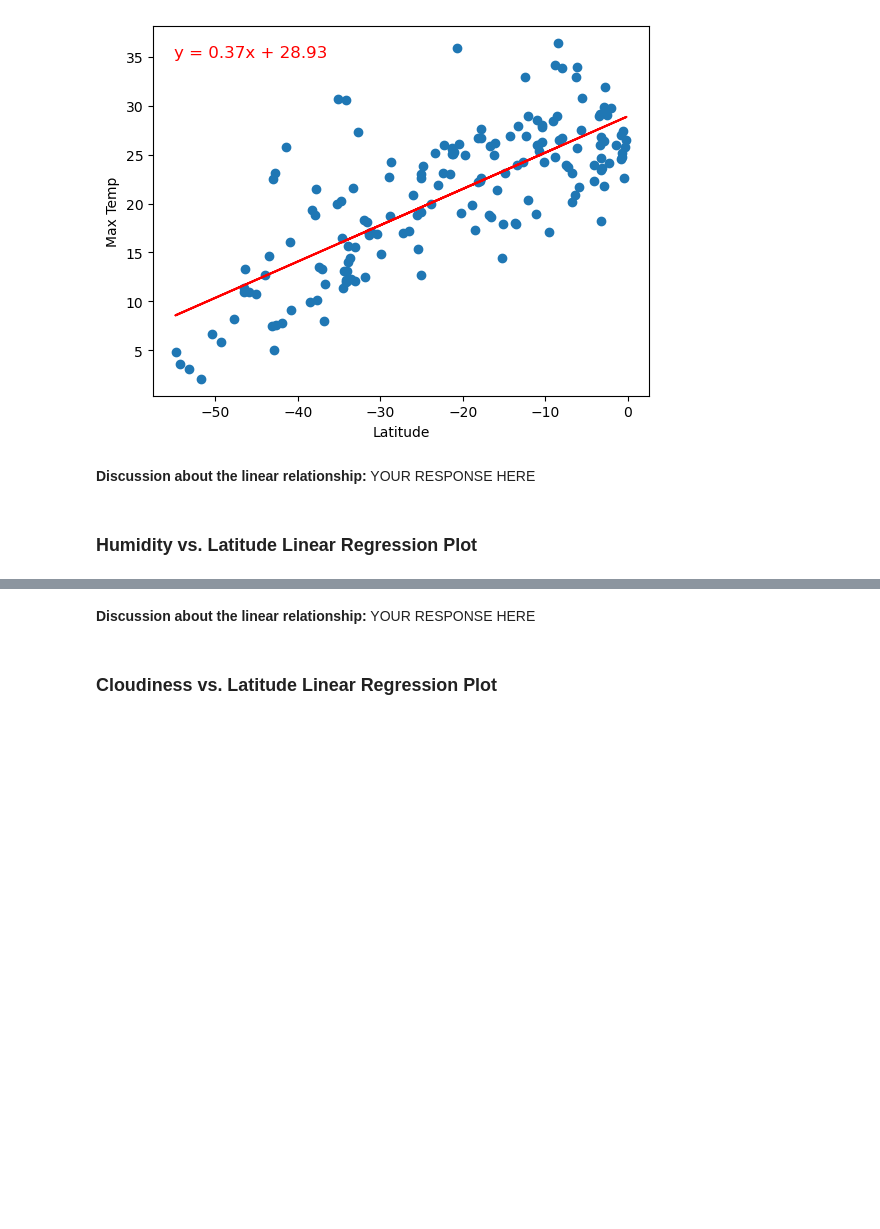
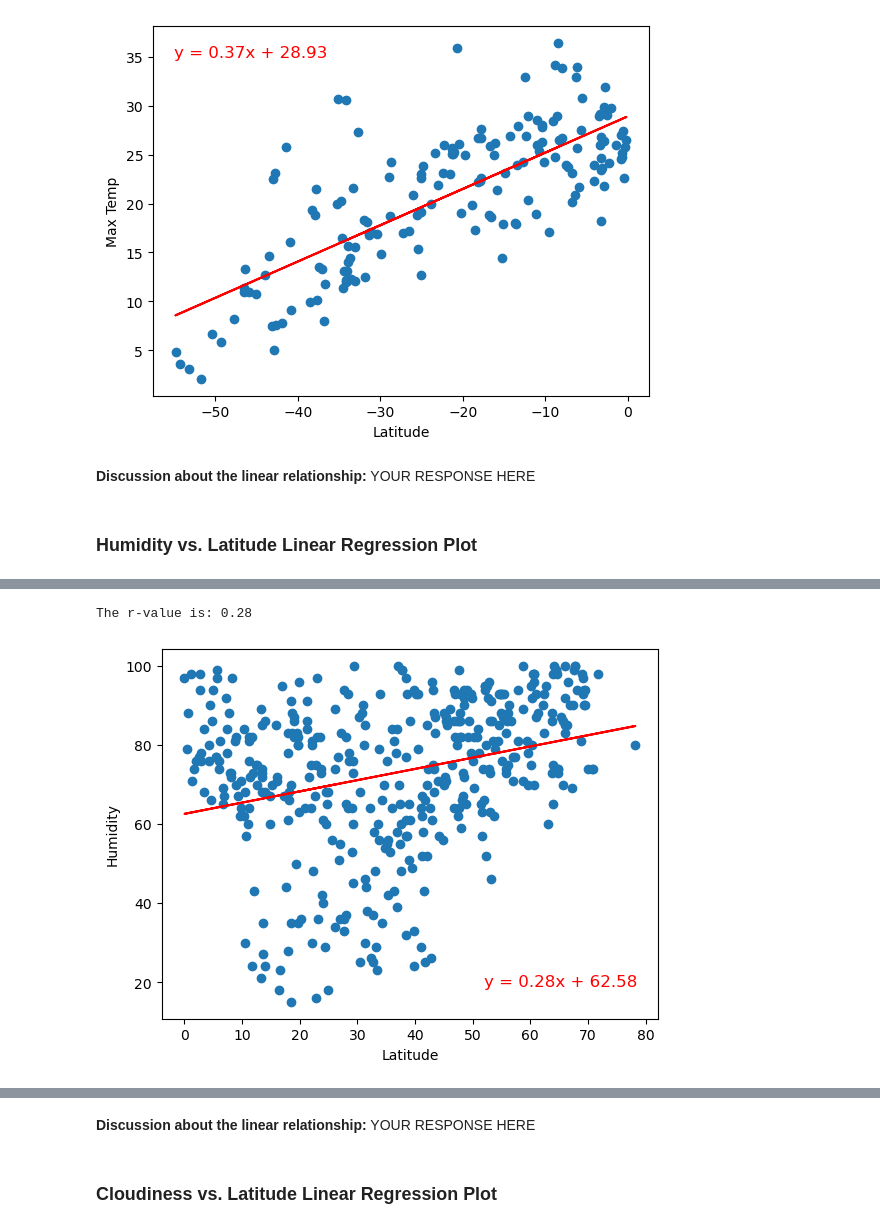
Before and after one commit to bobhulsy/python-api-challenge, a Jupyter notebook: WeatherPy/WeatherPy -test.ipynb, the cells around one changed output, grey strips where cells are left out. Drawn from its saved outputs; the diff is of its cells as text; code cells hidden in the pictures; blank space fills up the shorter version.

```diff
--- a/WeatherPy/WeatherPy -test.ipynb
+++ b/WeatherPy/WeatherPy -test.ipynb
@@ -344,0 +333,12 @@ The r-value is: 0.0002808747046324607
+# %%
+# Northern Hemisphere
+plt.scatter(northern_hemi_df['Lat'], northern_hemi_df['Humidity'])
+plt.plot(northern_hemi_df['Lat'], regressfunction(northern_hemi_df['Lat'], northern_hemi_df['Humidity'])[0], color='r')
+plt.annotate(regressfunction(northern_hemi_df['Lat'], northern_hemi_df['Humidity'])[1],(52, 19),fontsize=12,color='r')
+plt.ylabel('Humidity')
+plt.xlabel('Latitude')
+print(regressfunction(northern_hemi_df['Lat'], northern_hemi_df['Humidity'])[2])
+plt.show()
+# %% [output]
+The r-value is: 0.28
+[figure, added]
```
Also changed, not shown: parts of 11 cells of this notebook.
